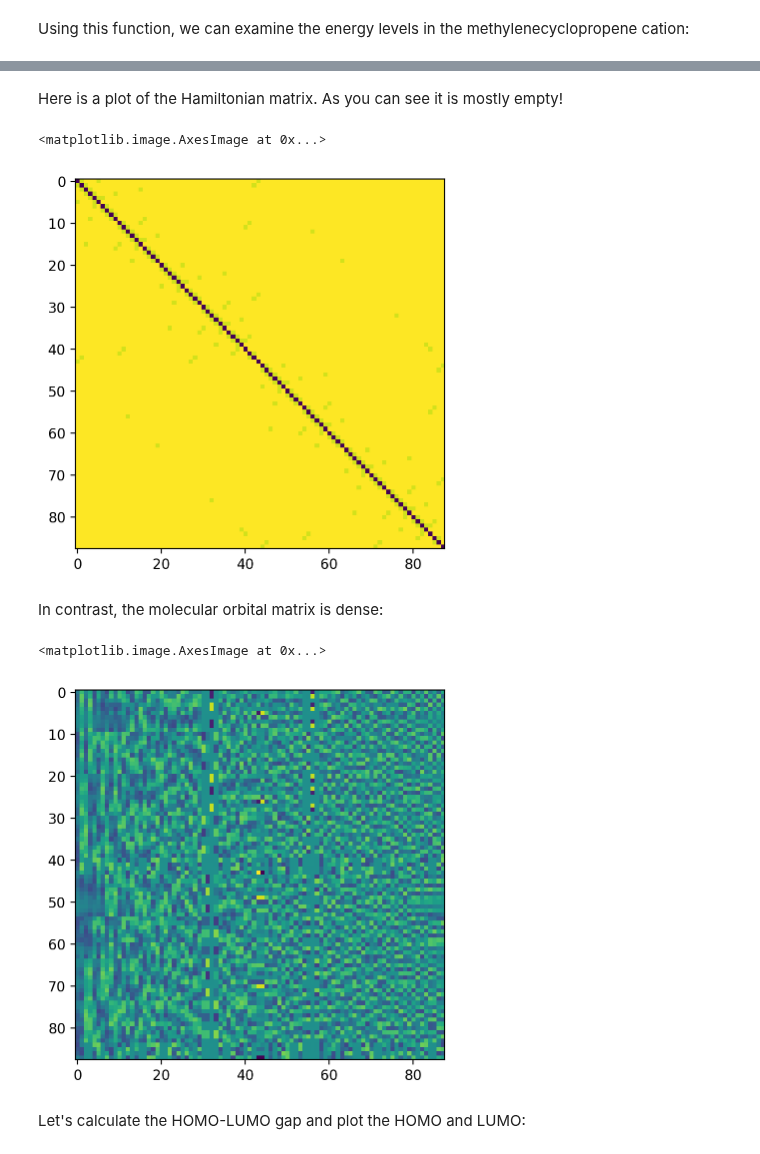
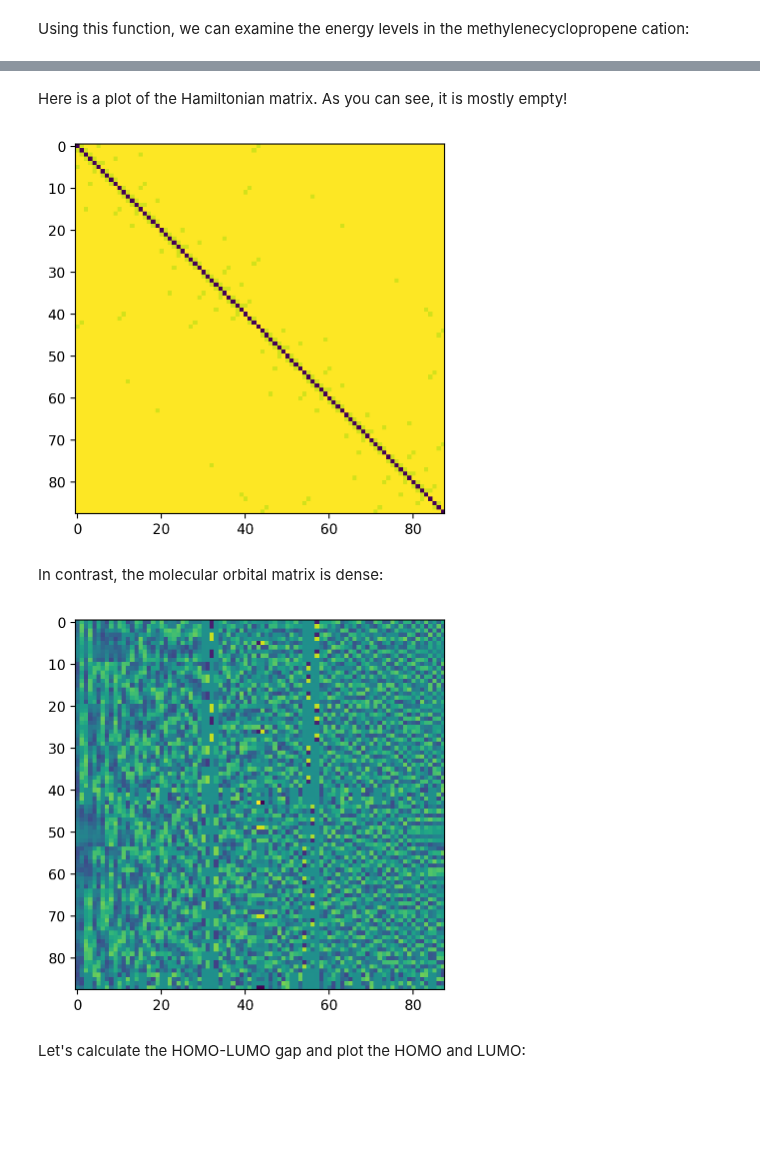
Before and after one commit to fevangelista/Quantum-Chemistry-Foundations, a Jupyter notebook: 02-Hückel Theory/02-Hückel Theory.ipynb, the cells around one changed output, grey strips where cells are left out. Drawn from its saved outputs; the diff is of its cells as text; code cells hidden in the pictures; blank space fills up the shorter version.

```diff
--- a/02-Hückel Theory/02-Hückel Theory.ipynb
+++ b/02-Hückel Theory/02-Hückel Theory.ipynb
@@ -596,19 +601,17 @@ atoms = read_geometry("sheet.xyz")
 H = build_huckel_hamiltonian(atoms)
 ε, C = np.linalg.eigh(H)
 # %% [markdown]
-Here is a plot of the Hamiltonian matrix. As you can see it is mostly empty!
+Here is a plot of the Hamiltonian matrix. As you can see, it is mostly empty!
 # %%
-plt.imshow(H)
+plt.imshow(H); plt.show()
 # %% [output]
-<matplotlib.image.AxesImage at 0x...>
 [figure]
 # %% [markdown]
 In contrast, the molecular orbital matrix is dense:
 # %%
-plt.imshow(C)
+plt.imshow(C); plt.show()
 # %% [output]
-<matplotlib.image.AxesImage at 0x...>
-[figure, old version]
+[figure, new version]
 # %% [markdown]
 Let's calculate the HOMO-LUMO gap and plot the HOMO and LUMO:
 # %%
```
Also changed, not shown: parts of 25 cells of this notebook.
